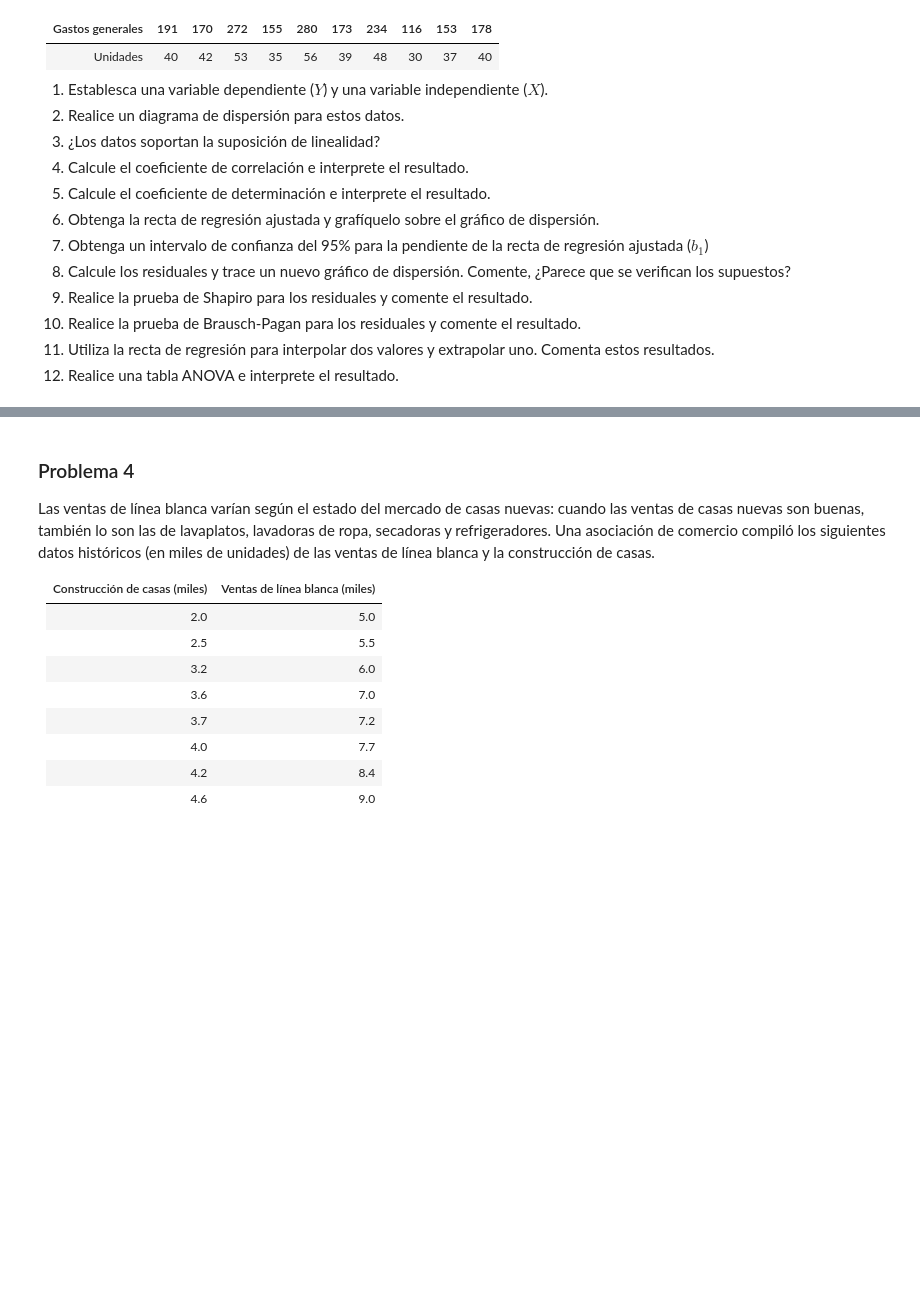
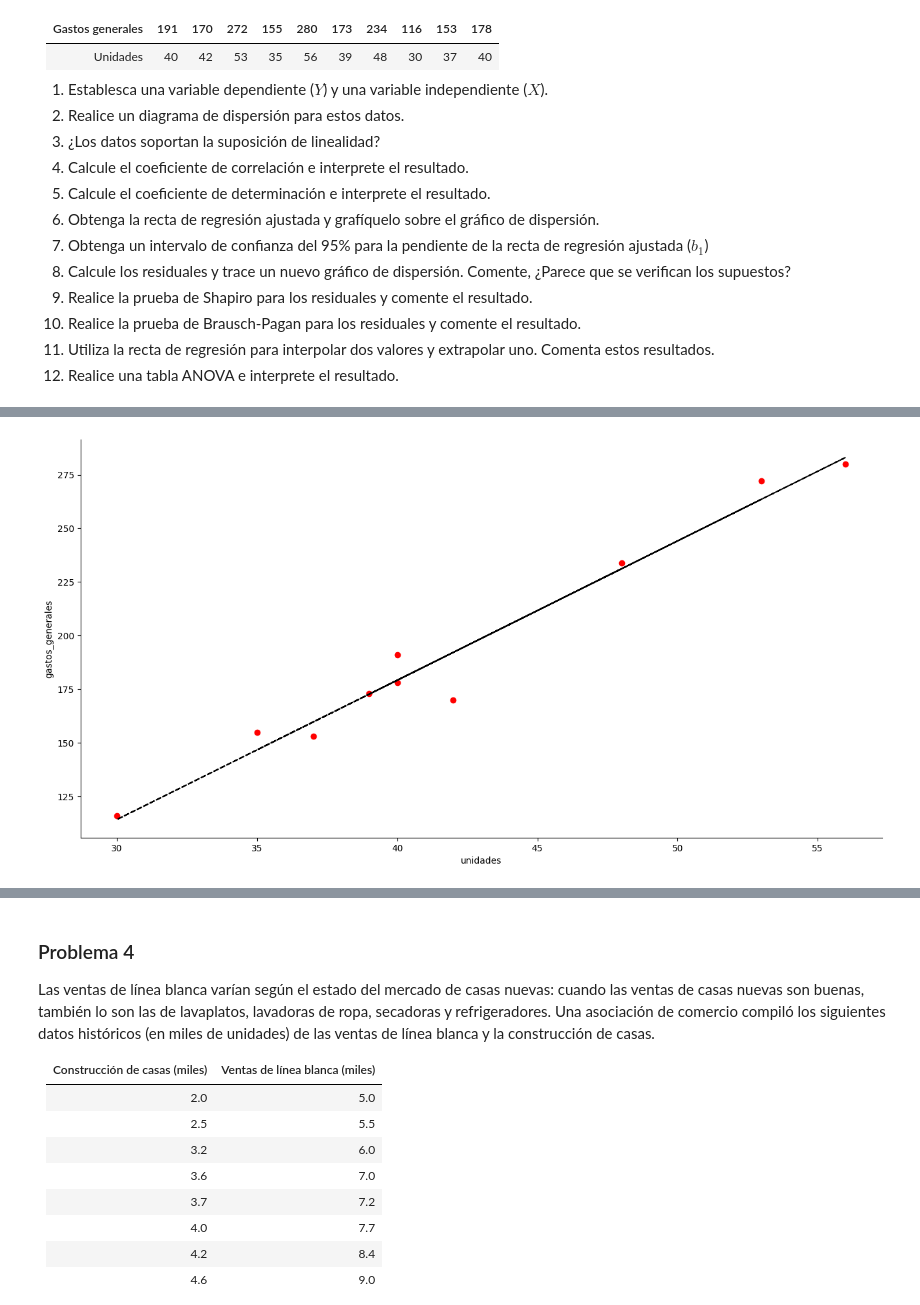
Before and after one commit to mayesalaslopez/Estadistica2025B, a Jupyter notebook: Copia_de_Problemario_Estadística_Inferencial_II.ipynb, the cells around one changed output, grey strips where cells are left out. Cells and saved outputs as stored; diff of their text form; code cells hidden in the pictures; blank space fills up the shorter version.

```diff
--- a/Copia_de_Problemario_Estadística_Inferencial_II.ipynb
+++ b/Copia_de_Problemario_Estadística_Inferencial_II.ipynb
@@ -345,0 +374,92 @@ y = df["gastos_generales"]
+# %%
+
+# 1. Establesca una variable dependiente ( Y ) y una variable independiente ( X ).
+import pandas as pd
+#que es lo que queremos obtener con eso se puede saber si es independiente dependiente=lo que se tiene
+df = pd.DataFrame({
+      "unidades": [40,42,53,35,56,39,48,30,37,40], # unidades
+      "gastos_generales": [191,170,272,155,280,173,234,116,153,178]}) # gastos generales
+
+x = df["unidades"]
+y = df["gastos_generales"]
+
+# 2. Realice un diagrama de dispersión para estos datos.
+import matplotlib.pyplot as plt
+plt.figure(figsize = (16, 8), dpi = 100)
+plt.scatter(x, y, label = "salario", color = 'red')
+plt.xlabel('unidades') # nombrar eje x
+plt.ylabel('gastos_generales') # nombrar eje y
+plt.gca().spines[["top","right"]].set_visible(False)
+
+# 3. ¿Los datos soportan la suposición de linealidad?
+# Sí porque los datos van como en una linea imaginaria porque los puntos tienden a alinearse
+
+# 4. Calcule el coeficiente de correlación e interprete el resultado.
+from scipy.stats import pearsonr
+r, _ = pearsonr(x, y)
+print(f'Coeficiente de correlación: {r: 0.4f}\n')
+
+# 6. Obtenga la recta de regresión ajustada y grafíquelo sobre el gráfico de
+# dispersión.
+import statsmodels.api as sm
+x_constante = sm.add_constant(x)
+modelo = sm.OLS(y, x_constante).fit()
+
+yc = modelo.predict(x_constante)
+
+plt.plot(x, yc, color = 'black', linestyle = '--')
+
+# 5. Calcule el coeficiente de determinación e interprete el resultado.
+from sklearn.metrics import r2_score  # recomendada
+r2 = r2_score(y, yc)
+print(f'Coeficiente de determinación: {r2: 0.4f}\n')
+
+# 7. Obtenga un intervalo de confianza del 95% para la pendiente de la recta de
+# regresión ajustada ( b1 )
+nivel_de_confianza = 0.95
+intervalo_de_confianza = modelo.conf_int(alpha = 1 - nivel_de_confianza)
+intervalo_de_confianza_b1 = intervalo_de_confianza.iloc[1]
+print(f'Intervalo de confianza para b1 de {nivel_de_confianza: 0.0%}')
+print(f'{intervalo_de_confianza_b1[0]: 0.4f} < b1 < {intervalo_de_confianza_b1[1]: 0.4f}\n')
+#Si B1 es igual a cero no hay correlación y como en este caso
+#no incluye el cero si hay correlación
+
+# 8. Calcule los residuales y trace un nuevo gráfico de dispersión. Comente,
+# ¿Parece que se verifican los supuestos?
+residuales = modelo.resid
+plt.figure()
+plt.scatter(x, residuales, color = 'blue')
+plt.xlabel('unidades') # nombrar eje x
+plt.ylabel('gastos_generales')
+plt.axhline(y = 0, color = 'gray', linestyle = '--')
+plt.gca().spines[['top', 'right']].set_visible(False)
+
+# 9. Realice la prueba de Shapiro para los residuales y comente el resultado.
+from scipy.stats import shapiro
+_, valor_p_sh = shapiro(residuales)
+print(f'valor-p de Shapiro: {valor_p_sh: 0.4f}\n')
+#Indica que hay normalidad ya que se acepta la Ho:Normalidad porque el valor-p es mayor al nivel de significancia
+# y se rechaza H1:No hay normalidad
+
+# 10. Realice la prueba de Brausch-Pagan para los residuales y comente el
+# resultado.
+from statsmodels.stats.api import het_breuschpagan
+_, valor_p_bp, _, _ = het_breuschpagan(residuales, x_constante)
+print(f'valor_p de Breusch-Pagan: {valor_p_bp: 0.4f}\n')
+#inidica que si hay homoscedasticidad por el valor_p ya que es mayor al nivel de significancia y no se rechaza la Ho
+#interpolar confiable xe[11,40]   extrapolar no tanto
+
+
+# 11
+
+print("x=30",modelo.predict([1,30]))
+print("x=60",modelo.predict([1,60]))
+#el modelo será confiable si tiene homoscedasticidad, normalidad,linealidad{residuales}
+#para interpolar debe haber correlación para exterpolar debe cumplir con todos los supuestos(usar con precausión)
+
+#12
+from statsmodels.formula.api import ols
+modelo_lineal=ols('gastos_generales~unidades',data=df).fit()
+tabla_anova=sm.stats.anova_lm(modelo_lineal)
+tabla_anova
+# %% [output]
@@ -345,0 +482 @@ y = df["gastos_generales"]
+[figure, added]
```
Also changed, not shown: parts of 6 cells of this notebook.
